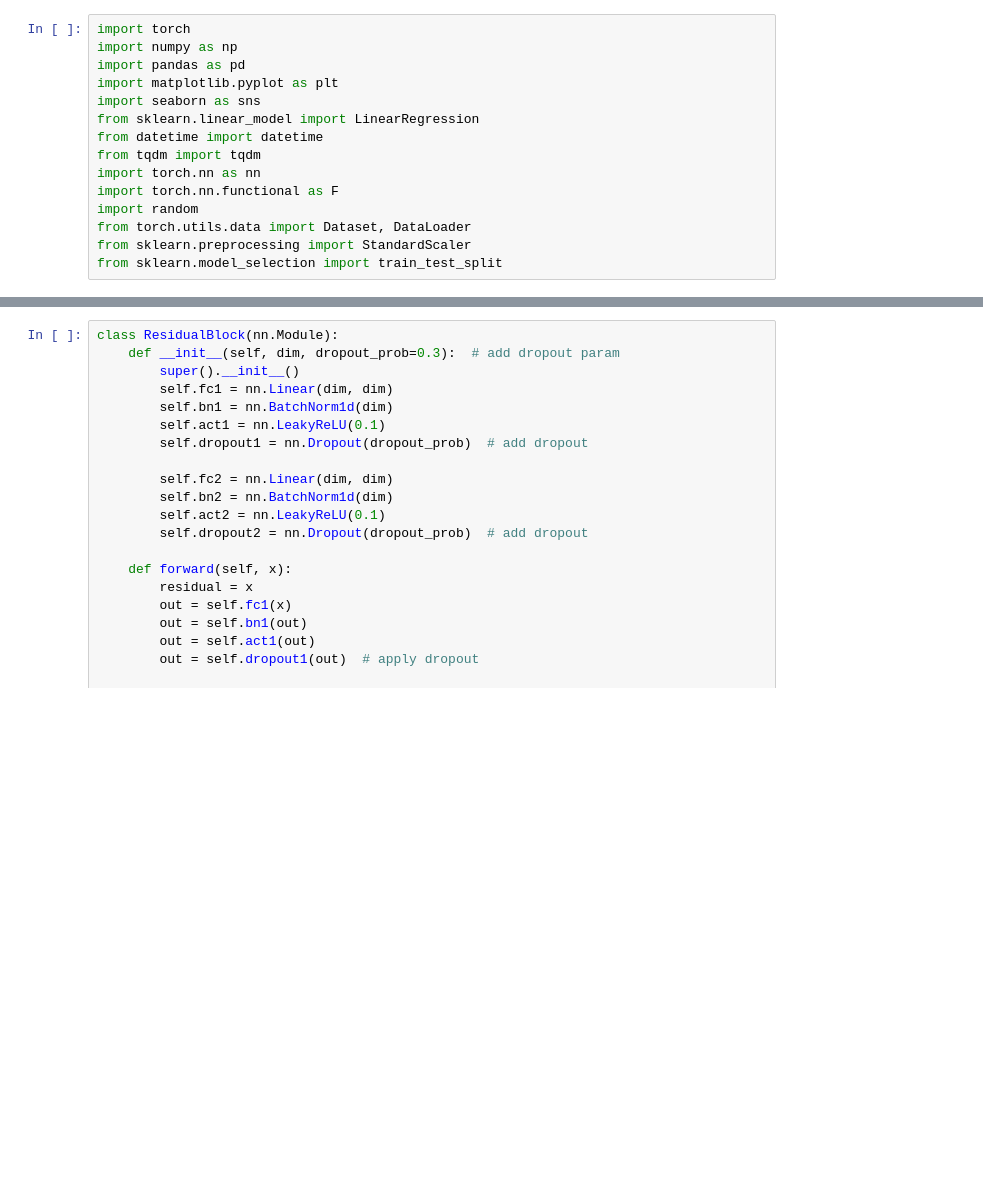
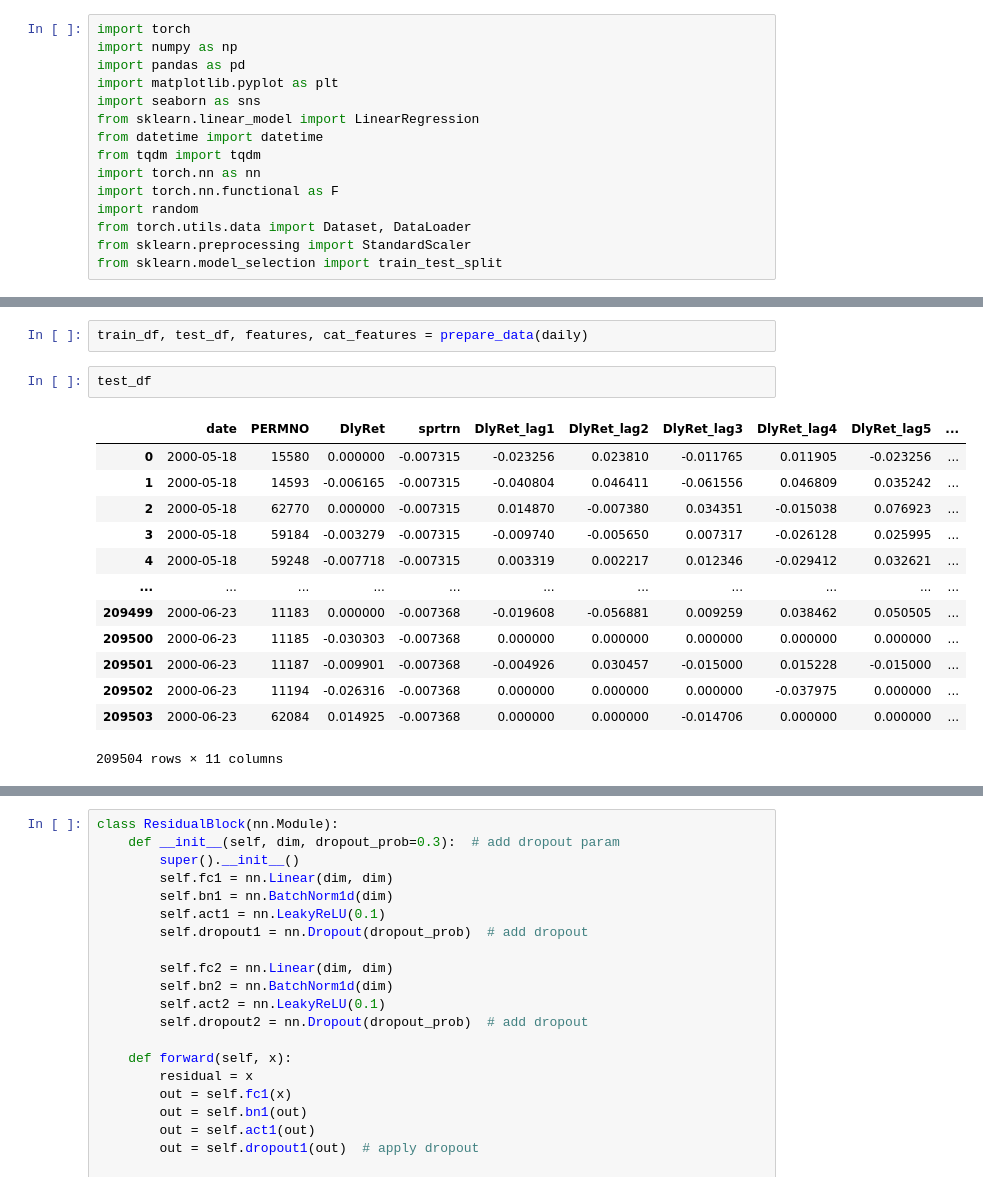
Before and after one commit to mirkorado/ML-Project, a Jupyter notebook: ResidualMLP.ipynb, the cells around one changed output, grey strips where cells are left out. Cells and saved outputs as stored; diff of their text form; blank space fills up the shorter version.

```diff
--- a/ResidualMLP.ipynb
+++ b/ResidualMLP.ipynb
@@ -69,0 +84,18 @@ For example, when doing 'df[col].method(value, inplace=True)', try using 'df.met
+# %%
+train_df, test_df, features, cat_features = prepare_data(daily)
+# %%
+test_df
+# %% [output]
+|  | date | PERMNO | DlyRet | sprtrn | DlyRet_lag1 | DlyRet_lag2 | DlyRet_lag3 | DlyRet_lag4 | DlyRet_lag5 | ... |
+| 0 | 2000-05-18 | 15580 | 0.000000 | -0.007315 | -0.023256 | 0.023810 | -0.011765 | 0.011905 | -0.023256 | ... |
+| 1 | 2000-05-18 | 14593 | -0.006165 | -0.007315 | -0.040804 | 0.046411 | -0.061556 | 0.046809 | 0.035242 | ... |
+| 2 | 2000-05-18 | 62770 | 0.000000 | -0.007315 | 0.014870 | -0.007380 | 0.034351 | -0.015038 | 0.076923 | ... |
+| 3 | 2000-05-18 | 59184 | -0.003279 | -0.007315 | -0.009740 | -0.005650 | 0.007317 | -0.026128 | 0.025995 | ... |
+| 4 | 2000-05-18 | 59248 | -0.007718 | -0.007315 | 0.003319 | 0.002217 | 0.012346 | -0.029412 | 0.032621 | ... |
+| ... | ... | ... | ... | ... | ... | ... | ... | ... | ... | ... |
+| 209499 | 2000-06-23 | 11183 | 0.000000 | -0.007368 | -0.019608 | -0.056881 | 0.009259 | 0.038462 | 0.050505 | ... |
+| 209500 | 2000-06-23 | 11185 | -0.030303 | -0.007368 | 0.000000 | 0.000000 | 0.000000 | 0.000000 | 0.000000 | ... |
+| 209501 | 2000-06-23 | 11187 | -0.009901 | -0.007368 | -0.004926 | 0.030457 | -0.015000 | 0.015228 | -0.015000 | ... |
+| 209502 | 2000-06-23 | 11194 | -0.026316 | -0.007368 | 0.000000 | 0.000000 | 0.000000 | -0.037975 | 0.000000 | ... |
+| 209503 | 2000-06-23 | 62084 | 0.014925 | -0.007368 | 0.000000 | 0.000000 | -0.014706 | 0.000000 | 0.000000 | ... |
+209504 rows × 11 columns
```
Also changed, not shown: parts of 15 cells of this notebook.
